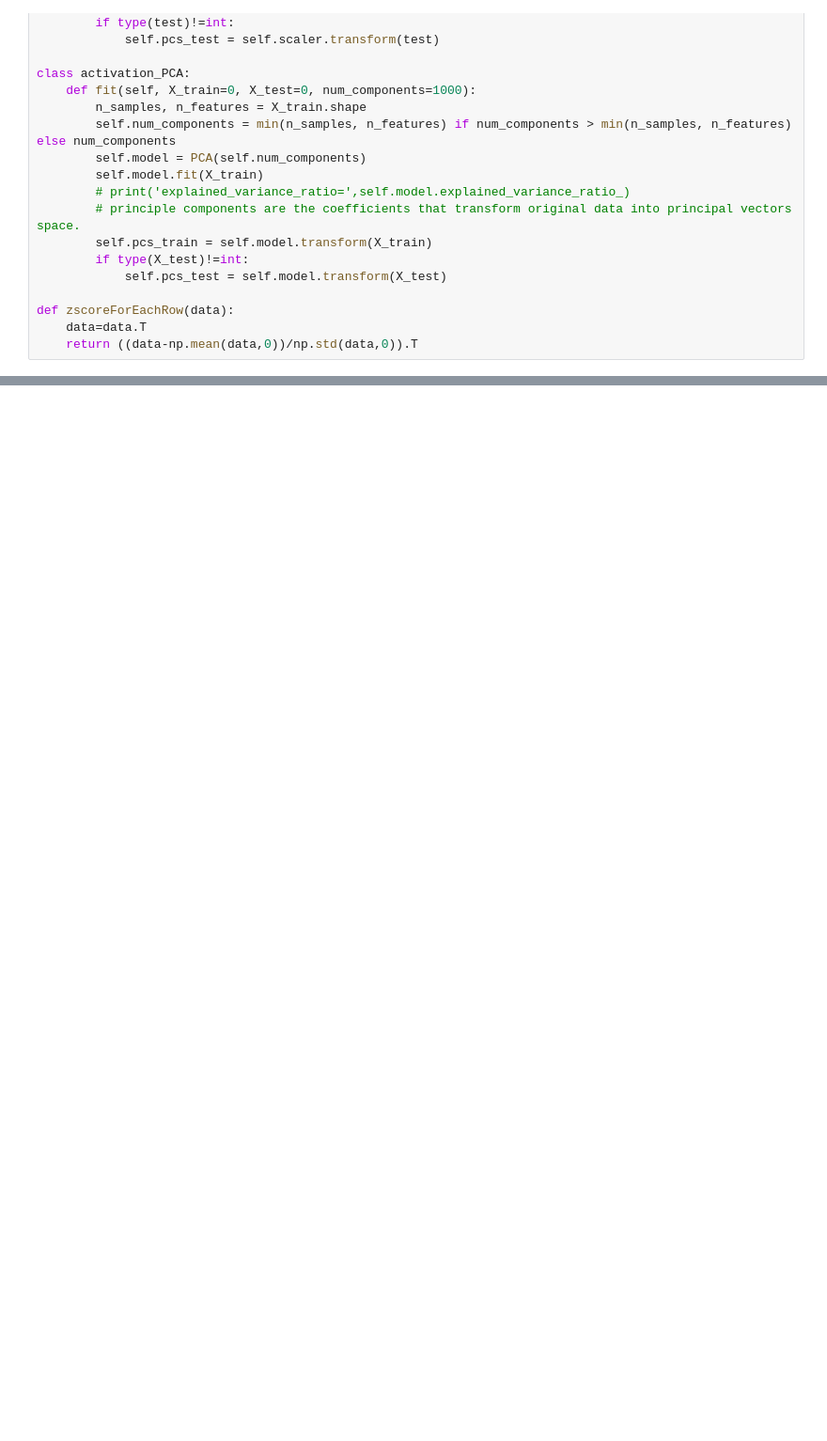
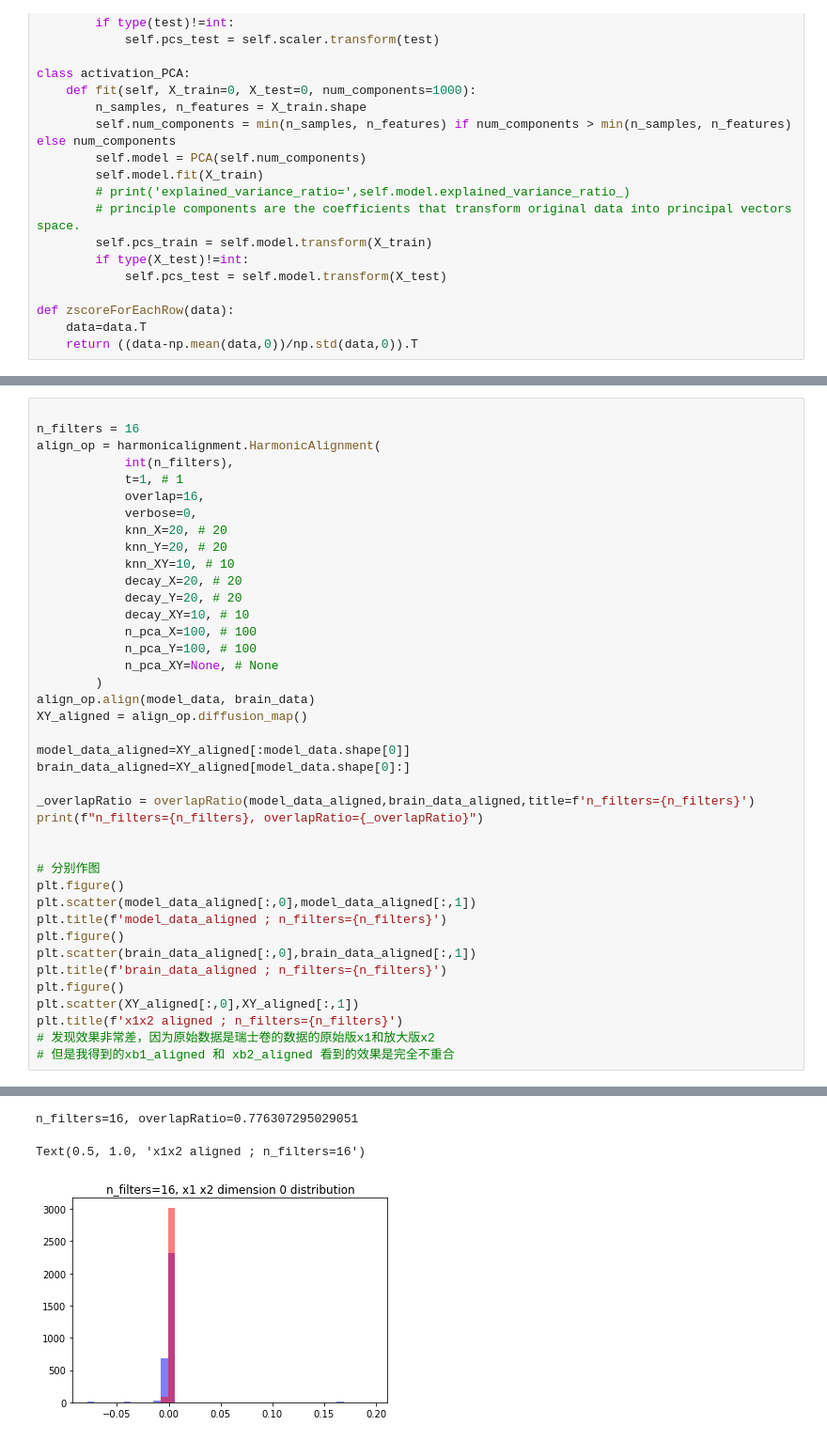
Before and after one commit to KailongPeng/harmonic-alignment, a Jupyter notebook: python/CNN_brain_harmonic_alignment.ipynb, the cells around one changed output, grey strips where cells are left out. Shown at 94% size. Saved outputs shown, nothing was run; the diff lists cells and outputs as text; blank space fills up the shorter version.

```diff
--- a/python/CNN_brain_harmonic_alignment.ipynb
+++ b/python/CNN_brain_harmonic_alignment.ipynb
@@ -55,0 +278,41 @@ def zscoreForEachRow(data):
+# %%
+
+n_filters = 16
+align_op = harmonicalignment.HarmonicAlignment(
+            int(n_filters),
+            t=1, # 1
+            overlap=16,
+            verbose=0,
+            knn_X=20, # 20
+            knn_Y=20, # 20
+            knn_XY=10, # 10
+            decay_X=20, # 20
+            decay_Y=20, # 20
+            decay_XY=10, # 10
+            n_pca_X=100, # 100
+            n_pca_Y=100, # 100
+            n_pca_XY=None, # None
+        )
+align_op.align(model_data, brain_data)
+XY_aligned = align_op.diffusion_map()
+
+model_data_aligned=XY_aligned[:model_data.shape[0]]
+brain_data_aligned=XY_aligned[model_data.shape[0]:]
+
+_overlapRatio = overlapRatio(model_data_aligned,brain_data_aligned,title=f'n_filters={n_filters}')
+print(f"n_filters={n_filters}, overlapRatio={_overlapRatio}")
+
+
+# 分别作图
+plt.figure()
+plt.scatter(model_data_aligned[:,0],model_data_aligned[:,1])
+plt.title(f'model_data_aligned ; n_filters={n_filters}')
+plt.figure()
+plt.scatter(brain_data_aligned[:,0],brain_data_aligned[:,1])
+plt.title(f'brain_data_aligned ; n_filters={n_filters}')
+plt.figure()
+plt.scatter(XY_aligned[:,0],XY_aligned[:,1])
+plt.title(f'x1x2 aligned ; n_filters={n_filters}')
+# 发现效果非常差，因为原始数据是瑞士卷的数据的原始版x1和放大版x2
+# 但是我得到的xb1_aligned 和 xb2_aligned 看到的效果是完全不重合
+# %% [output]
@@ -55,0 +322,3 @@ def zscoreForEachRow(data):
+n_filters=16, overlapRatio=0.776307295029051
+Text(0.5, 1.0, 'x1x2 aligned ; n_filters=16')
+[figure, added]
```
Also changed, not shown: parts of 16 cells of this notebook, 2 other files.
